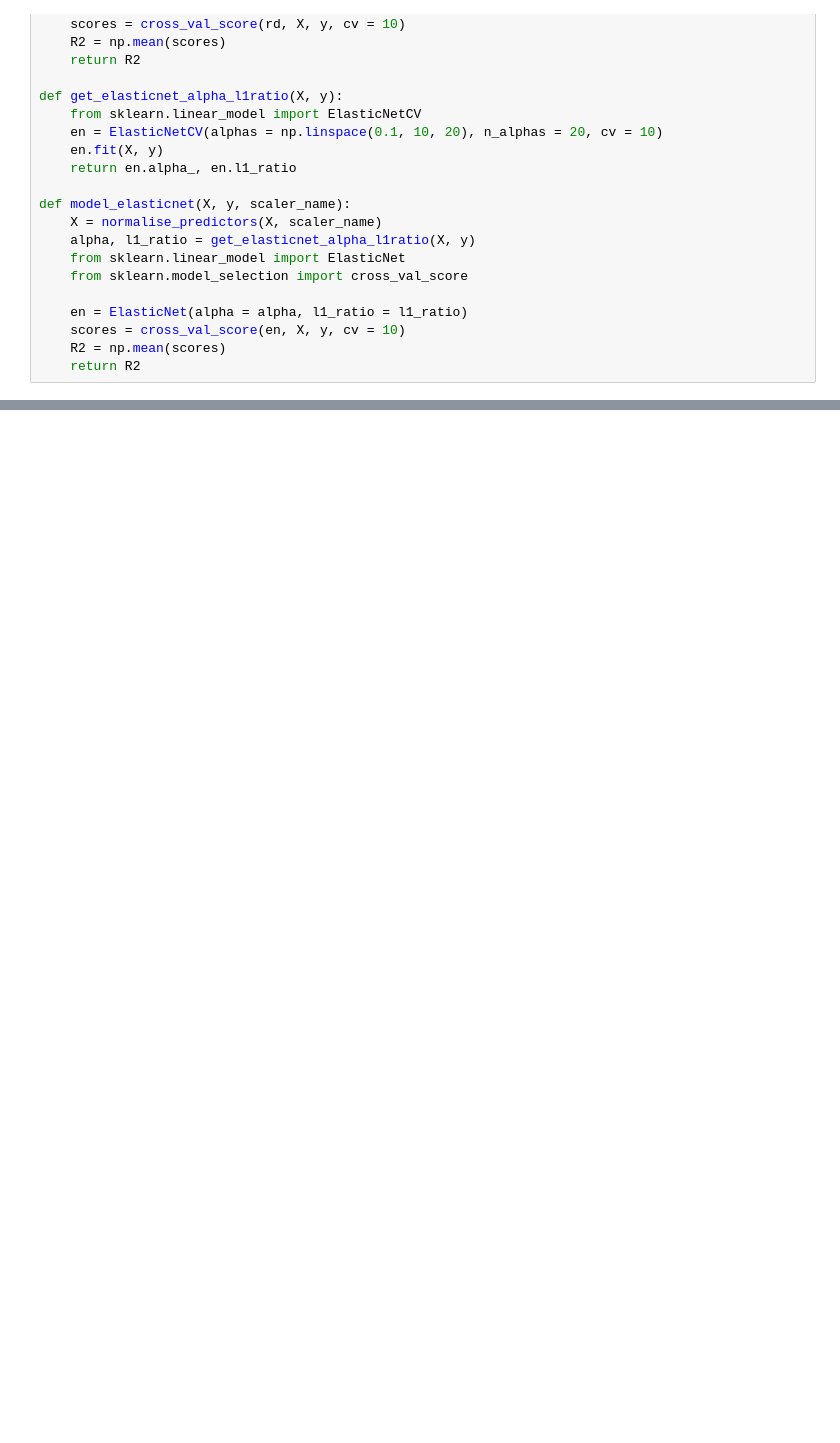
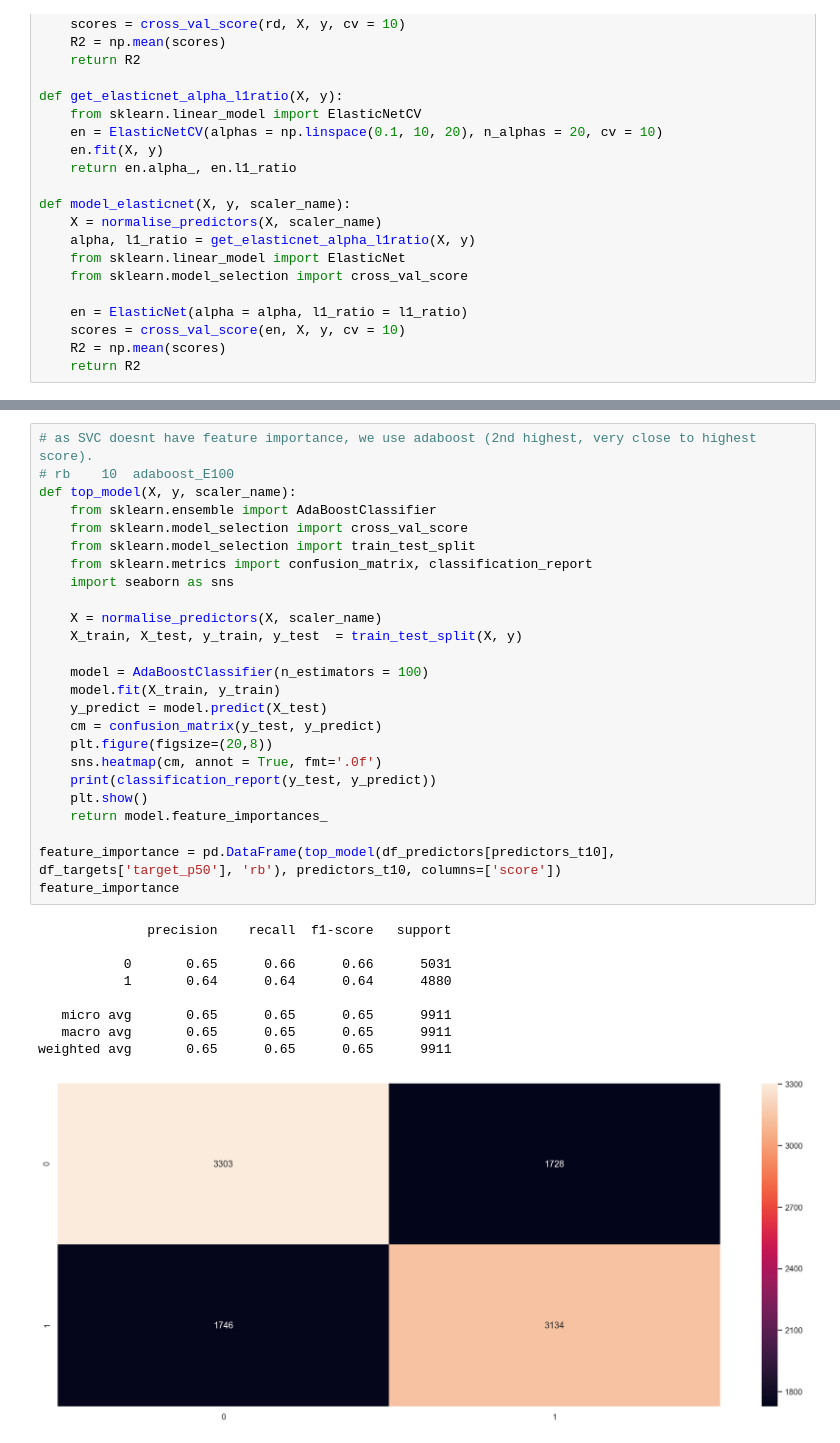
Before and after one commit to cqfkfc/ga-group-project-xmas, a Jupyter notebook: Online News Popularity (Team 7).ipynb, the cells around one changed output, grey strips where cells are left out. Cells and saved outputs as stored; diff of their text form; blank space fills up the shorter version.

```diff
--- a/Online News Popularity (Team 7).ipynb
+++ b/Online News Popularity (Team 7).ipynb
@@ -728,0 +627,35 @@ Name: kw_avg_avg, Length: 39644, dtype: float64
+# %%
+# as SVC doesnt have feature importance, we use adaboost (2nd highest, very close to highest score).
+# rb	10	adaboost_E100
+def top_model(X, y, scaler_name):
+    from sklearn.ensemble import AdaBoostClassifier
+    from sklearn.model_selection import cross_val_score
+    from sklearn.model_selection import train_test_split
+    from sklearn.metrics import confusion_matrix, classification_report
+    import seaborn as sns
+
+    X = normalise_predictors(X, scaler_name)
+    X_train, X_test, y_train, y_test  = train_test_split(X, y)
+
+    model = AdaBoostClassifier(n_estimators = 100)
+    model.fit(X_train, y_train)
+    y_predict = model.predict(X_test)
+    cm = confusion_matrix(y_test, y_predict)
+    plt.figure(figsize=(20,8))
+    sns.heatmap(cm, annot = True, fmt='.0f')
+    print(classification_report(y_test, y_predict))
+    plt.show()
+    return model.feature_importances_
+
+feature_importance = pd.DataFrame(top_model(df_predictors[predictors_t10], df_targets['target_p50'], 'rb'), predictors_t10, columns=['score'])
+feature_importance
+# %% [output]
+              precision    recall  f1-score   support
+
+           0       0.65      0.66      0.66      5031
+           1       0.64      0.64      0.64      4880
+
+   micro avg       0.65      0.65      0.65      9911
+   macro avg       0.65      0.65      0.65      9911
+weighted avg       0.65      0.65      0.65      9911
+[figure, added]
```
Also changed, not shown: parts of 54 cells of this notebook.
